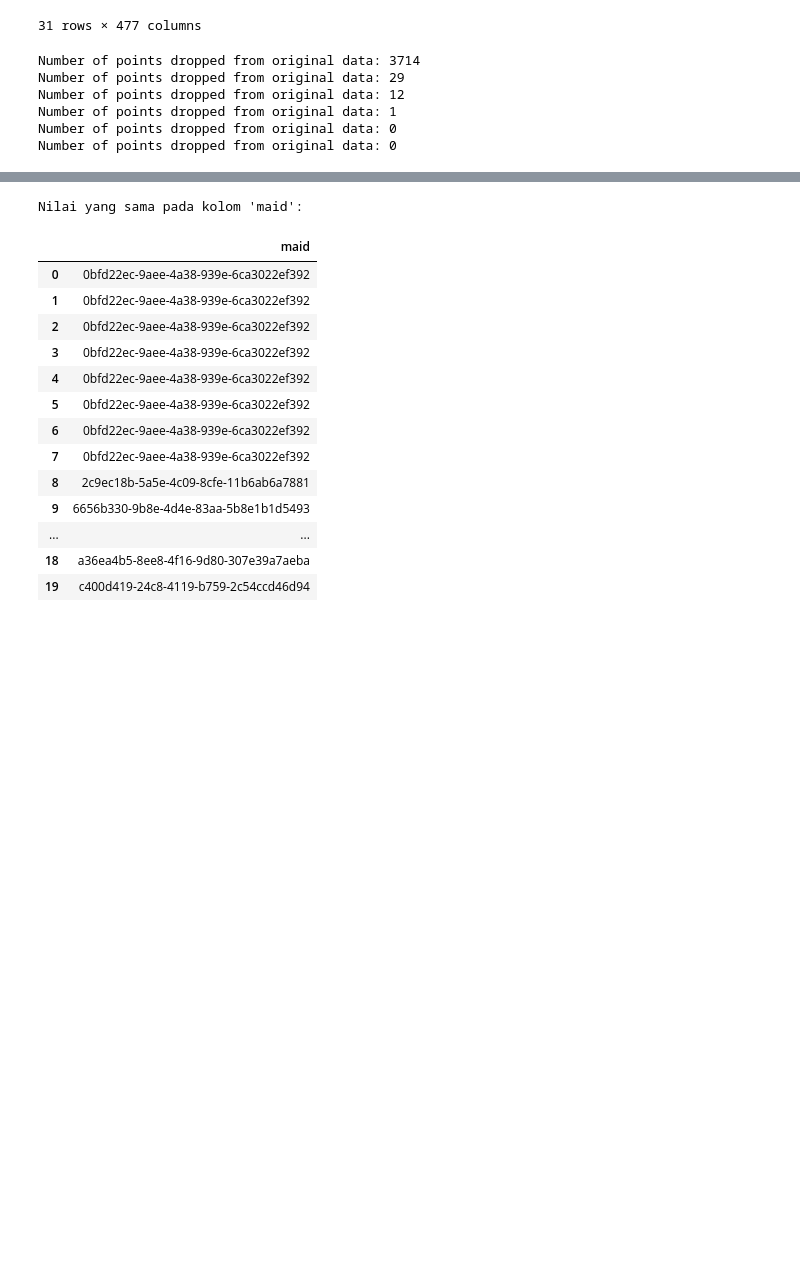
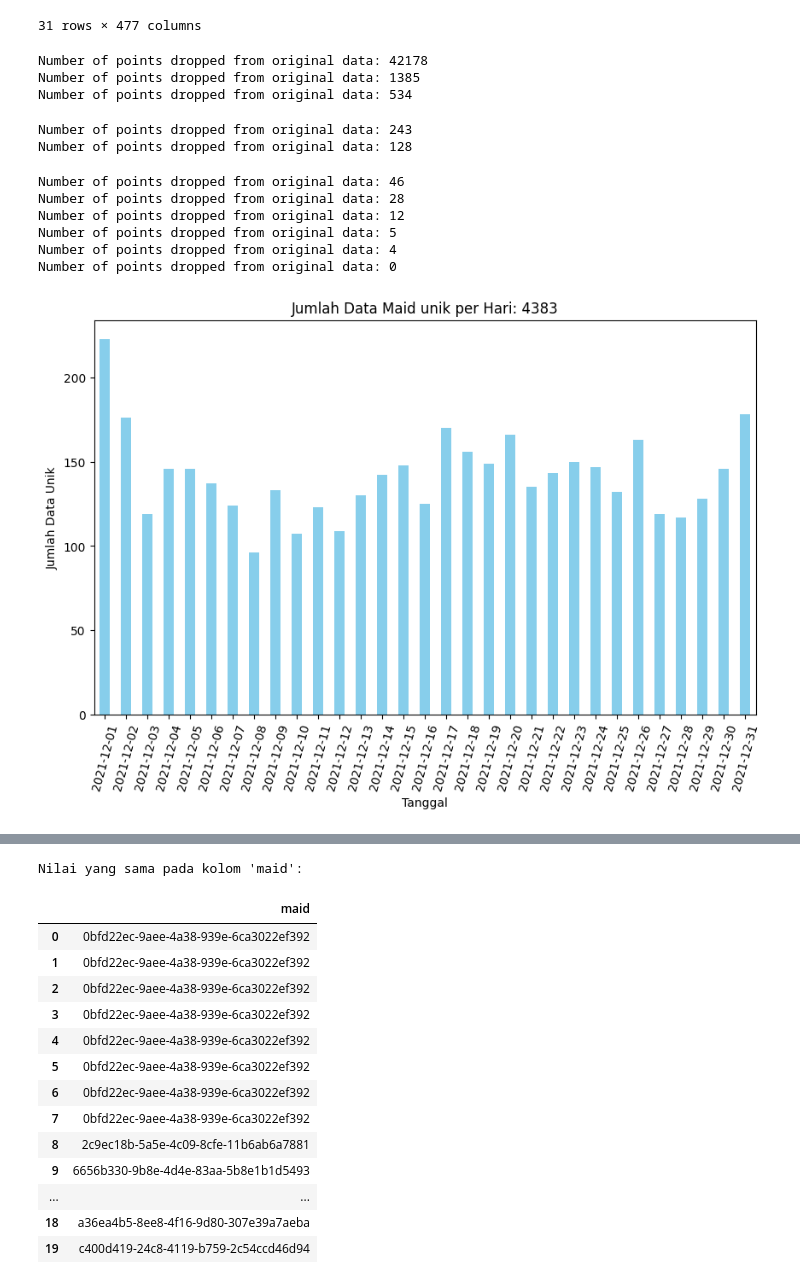
Before and after one commit to rizkyintan/traffic_analysis, a Jupyter notebook: 0.3 Preprocessing with Scikit-Mobility-Copy1.ipynb, the cells around one changed output, grey strips where cells are left out. Drawn from its saved outputs; the diff is of its cells as text; code cells hidden in the pictures; blank space fills up the shorter version.

```diff
--- a/0.3 Preprocessing with Scikit-Mobility-Copy1.ipynb
+++ b/0.3 Preprocessing with Scikit-Mobility-Copy1.ipynb
@@ -172,7 +163,7 @@ def third_preprocessing(df):
 #     ctdf_df = pd.DataFrame(temp)
 #     ctdf_df.rename(columns={'uid': 'maid', 'lat': 'latitude', 'lng':'longitude', 'datetime':'datetime_wib'}, inplace=True)
 
-    return df3, stdf_df
+    return df3
 # %%
 create_pivot(daf6)
 # %% [output]
@@ -196,19 +187,37 @@ create_pivot(daf6)
 | 2021-12-31 | 0 | 0 | 0 | 0 | ... |
 31 rows × 477 columns
 # %%
-path = '../DataGPS_Affandi/filter2_affandi_des.csv'
+path = '../DataGPS_Malioboro/filter2_malioboro_jan.csv'
 daf = pd.read_csv(path)
-daf1, stdf1 = third_preprocessing(daf)
-daf2, stdf2 = third_preprocessing(daf1)
-daf3, stdf3 = third_preprocessing(daf2)
-daf4, stdf4 = third_preprocessing(daf3)
-daf5, stdf5 = third_preprocessing(daf4)
-daf6, stdf6 = third_preprocessing(daf5)
-# stdf1
+daf1 = third_preprocessing(daf)
+daf2 = third_preprocessing(daf1)
+daf3 = third_preprocessing(daf2)
+# daf4 = third_preprocessing(daf3)
 # %% [output]
-Number of points dropped from original data: 3714
-Number of points dropped from original data: 29
-Number of points dropped from original data: 12
-Number of points dropped from original data: 1
-Number of points dropped from original data: 0
-Number of points dropped from original data: 0
+Number of points dropped from original data: 42178
+Number of points dropped from original data: 1385
+Number of points dropped from original data: 534
+# %%
+daf4 = third_preprocessing(daf3)
+daf5 = third_preprocessing(daf4)
+# %% [output]
+Number of points dropped from original data: 243
+Number of points dropped from original data: 128
+# %%
+daf6 = third_preprocessing(daf5)
+daf7 = third_preprocessing(daf6)
+daf8 = third_preprocessing(daf7)
+daf9 = third_preprocessing(daf8)
+daf10 = third_preprocessing(daf9)
+daf11= third_preprocessing(daf10)
+# %% [output]
+Number of points dropped from original data: 46
+Number of points dropped from original data: 28
+Number of points dropped from original data: 12
+Number of points dropped from original data: 5
+Number of points dropped from original data: 4
+Number of points dropped from original data: 0
+# %%
+bar_chart(daf11)
+# %% [output]
+[figure, added]
```
Also changed, not shown: parts of 8 cells of this notebook, 24 other files.
